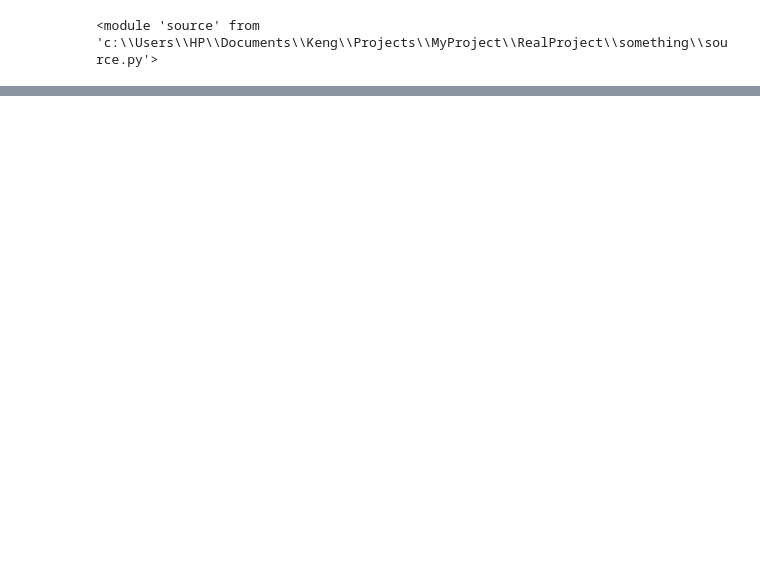
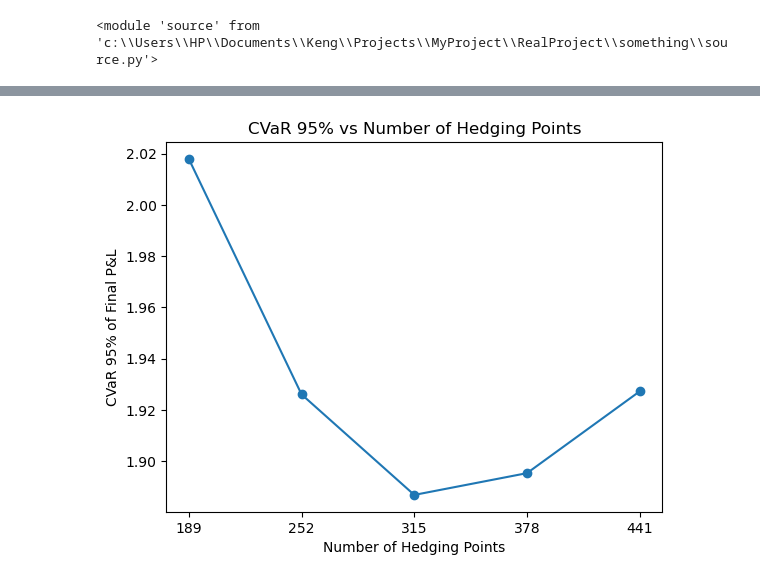
Before and after one commit to KengThanabadee/dynamic-hedging-bot, a Jupyter notebook: experiment.ipynb, the cells around one changed output, grey strips where cells are left out. Cells and saved outputs as stored; diff of their text form; code cells hidden in the pictures; blank space fills up the shorter version.

```diff
--- a/experiment.ipynb
+++ b/experiment.ipynb
@@ -66 +69,43 @@ CVaR-adjusted premium: 6.3953
 ----------------------------------------
+# %%
+T = 1
+r = 0.03
+fee_rate = 0.001
+
+n_items = [189, 252, 315, 378, 441]
+CVaR_95_list = []
+
+for n in n_items:
+    sim = PriceSimulator(100, 0.05, 0.2, T, n, 10_000, "GBM")
+    paths = sim.simulate()
+
+    greek = GreeksEngine("Call", 110, r, 0.2, 1)
+    premium = greek.price(100, 0)
+
+    t = np.linspace(0, T, n)
+    all_deltas = greek.compute_all_deltas(paths, t)
+    delta_diff = all_deltas[:, 1:] - all_deltas[:, :-1]
+    # prepend initial position change (from 0 to delta_0)
+    initial_diff = all_deltas[:, 0:1] # shape (m, 1)
+    delta_diff = np.hstack([initial_diff, delta_diff]) # shape (m, n)
+    cash_changes = -delta_diff * paths
+    cost = fee_rate * np.abs(delta_diff) * paths
+    cash_changes -= cost
+    time_remaining = T - t
+    total_cash = premium * np.exp(r * T) + (cash_changes * np.exp(r * time_remaining)).sum(axis=1)
+    payoff = np.maximum(paths[:, -1] - greek.K, 0)
+    final_PnL = total_cash + all_deltas[:, -1] * paths[:, -1] - payoff
+
+    VaR_95 = -np.percentile(final_PnL, 5)
+    CVaR_95 = -final_PnL[final_PnL < -VaR_95].mean()
+
+    CVaR_95_list.append(CVaR_95)
+
+plt.plot(range(len(n_items)), CVaR_95_list, marker='o')
+plt.xticks(range(len(n_items)), n_items)
+plt.xlabel("Number of Hedging Points")
+plt.ylabel("CVaR 95% of Final P&L")
+plt.title("CVaR 95% vs Number of Hedging Points")
+plt.show()
+# %% [output]
+[figure, added]
```
Also changed, not shown: parts of 2 cells of this notebook.
